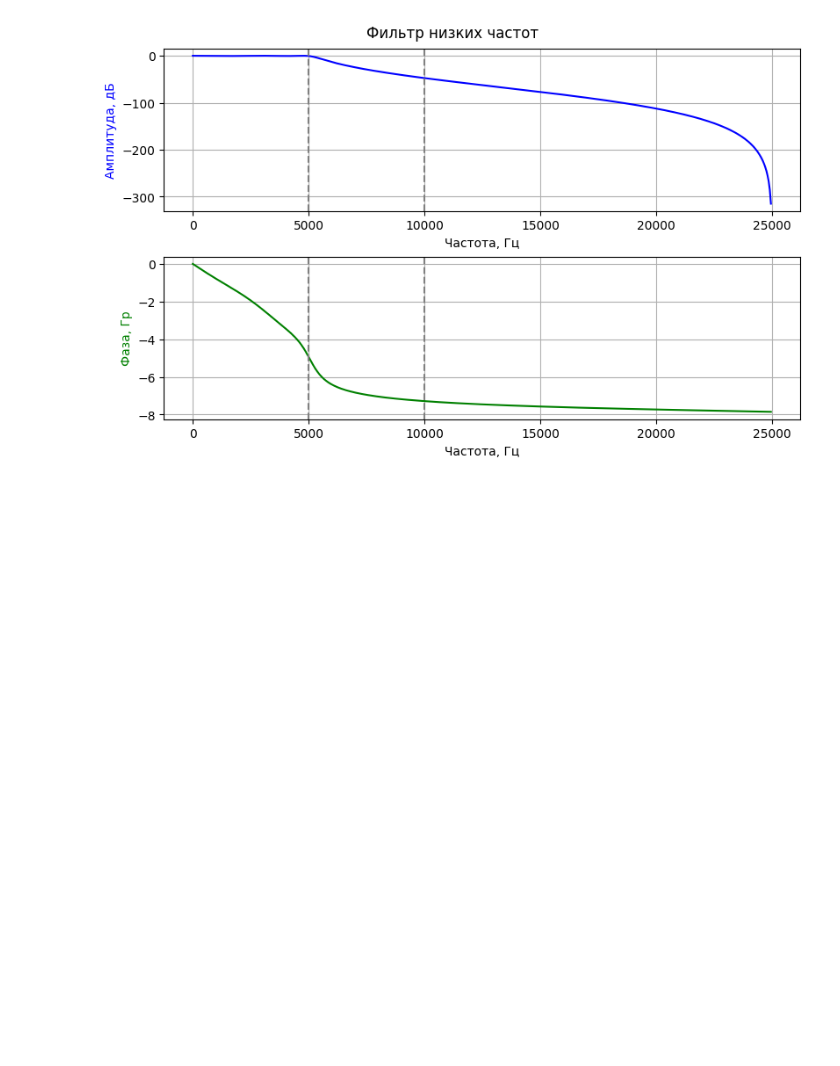
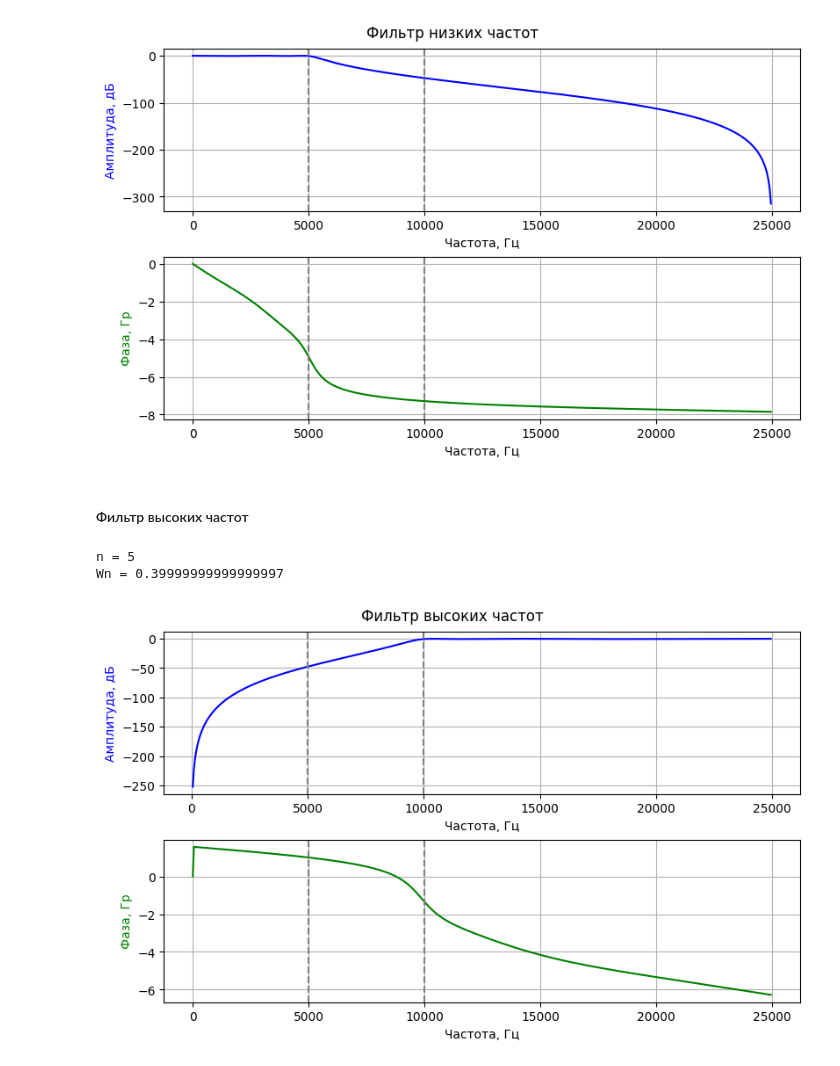
Before and after one commit to sethlearning/DigitalSignalProcessing-II, a Jupyter notebook: SignalFilters.ipynb, the cells around one changed output. Saved outputs shown, nothing was run; the diff lists cells and outputs as text; code cells hidden in the pictures; blank space fills up the shorter version.

Commit message:
Add Cheb1

```diff
--- a/SignalFilters.ipynb
+++ b/SignalFilters.ipynb
@@ -7,9 +7,11 @@ import matplotlib.pyplot as plt
 # %%
+# Вывод графиков АЧХ и ФЧХ
 def printfilter(title, w, h, **kwargs):
     fig, ax = plt.subplots(nrows=2, ncols=1, figsize=(8,5), layout='constrained')
     fig.suptitle(title)
 
-    ax[0].plot(w, 20 * np.log10(abs(h)), 'b')
+    with np.errstate(divide='ignore'): # suppress RuntimeWarning: divide by zero encountered in log10
+        ax[0].plot(w, 20 * np.log10(abs(h)), 'b')
     ax[0].set_ylabel('Амплитуда, дБ', color='b')
     ax[0].set_xlabel('Частота, Гц')
     ax[0].grid(True)
@@ -276,3 +317,39 @@ printfilter(title='Фильтр низких частот', w=w, h=h, xvlines=[5
 n = 5
 Wn = 0.19999999999999998
 [figure]
+# %% [markdown]
+#### Фильтр высоких частот
+# %%
+# Нормированная частота среза (Гц)
+Fc = 10000/25000
+
+# Нормированная частота задержания (Гц)
+Fz = 5000/25000
+
+# Уровень на частоте среза
+Qc = 3
+
+# Уровень на частоте задержания
+Qz = 40
+
+# Частота дискретизации (Гц)
+Fd = 50000
+
+# Пульсации в полосе пропускания (Дб)
+Rp = 0.5
+
+# Расчитаем порядок цифрового фильтр Чебышева. Для этого воспользуемся функцией cheb1ord (аналогична функции buttord):
+[n, Fn] = sig.cheb1ord(wp=Fc, ws=Fz, gpass=Qc, gstop=Qz, analog=False, fs=Fd)
+print(f'n = {n}\nWn = {Fn}')
+
+# Синтезируем ЦФ. Для этого воспользуемся функцией cheby1:
+[b, a] = sig.cheby1(N=n, rp=Rp, Wn=Fn, analog=False, output='ba', btype="highpass")
+
+# Для вывода АЧХ и ФЧХ воспользуемся функцией freqz:
+w, h = sig.freqz(b, a, worN=512, fs=Fd)
+
+printfilter(title='Фильтр высоких частот', w=w, h=h, xvlines=[5000, 10000])
+# %% [output]
+n = 5
+Wn = 0.39999999999999997
+[figure, added]
```
Also changed, not shown: parts of 9 cells of this notebook.
